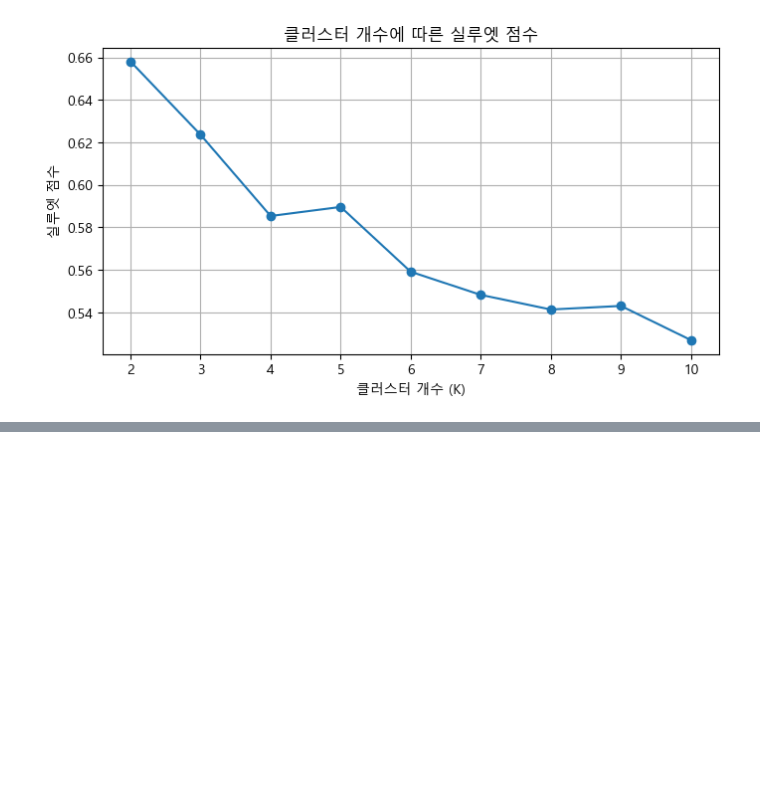
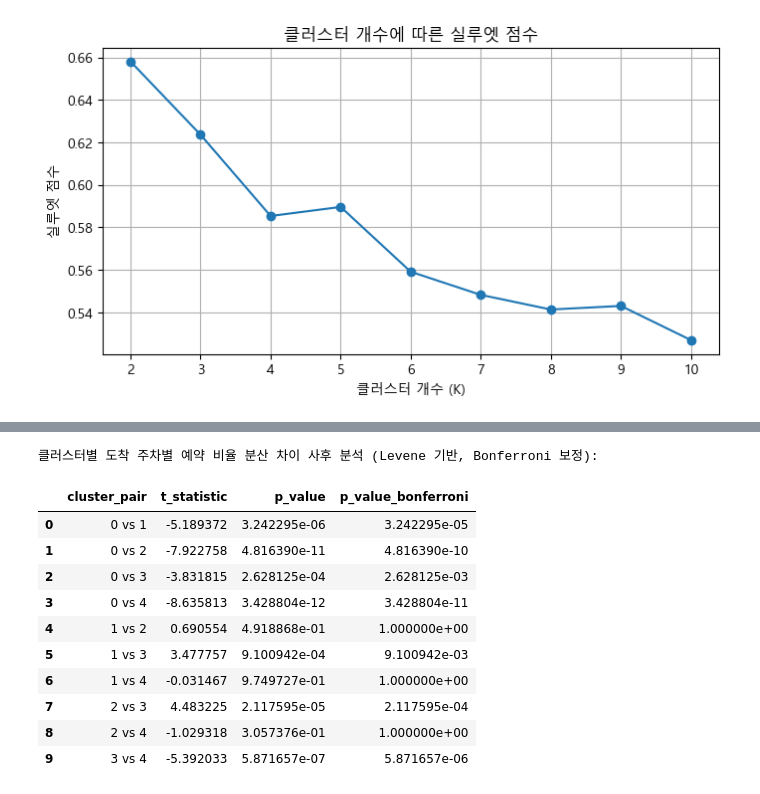
Before and after one commit to otto-Choi/Project-hotel_booking, a Jupyter notebook: notebooks/02_Clustering_customer_type.ipynb, the cells around one changed output, grey strips where cells are left out. Cells and saved outputs as stored; diff of their text form; code cells hidden in the pictures; blank space fills up the shorter version.

```diff
--- a/notebooks/02_Clustering_customer_type.ipynb
+++ b/notebooks/02_Clustering_customer_type.ipynb
@@ -246,0 +898,72 @@ plt.show()
+# %%
+from scipy import stats
+import pandas as pd
+import numpy as np
+from statsmodels.stats.multicomp import pairwise_tukeyhsd # Tukey HSD for means, not directly for variance
+
+# df_week_cluster_count DataFrame 사용 (이전 셀에서 생성됨)
+
+# 각 클러스터별 주차별 예약 비율 데이터 추출
+# Levene 검정의 사후 분석을 위해 그룹 중앙값으로부터의 절대 편차 계산
+df_week_cluster_count['abs_deviation_from_median'] = df_week_cluster_count.groupby('cluster_label')['percentage'].transform(lambda x: np.abs(x - x.median()))
+
+# Levene 검정 사후 분석 (Brown-Forsythe의 접근 방식)
+# 각 클러스터 쌍 간의 절대 편차에 대한 독립 표본 t-검정 수행
+clusters = sorted(df_week_cluster_count['cluster_label'].unique())
+pairwise_results = []
+
+for i in range(len(clusters)):
+    for j in range(i + 1, len(clusters)):
+        cluster1 = clusters[i]
+        cluster2 = clusters[j]
+
+        data1 = df_week_cluster_count[df_week_cluster_count['cluster_label'] == cluster1]['abs_deviation_from_median'].dropna()
+        data2 = df_week_cluster_count[df_week_cluster_count['cluster_label'] == cluster2]['abs_deviation_from_median'].dropna()
+
+        # 독립 표본 t-검정 수행
+        if len(data1) > 1 and len(data2) > 1: # Ensure enough data points for t-test
+            t_stat, p_value = stats.ttest_ind(data1, data2, equal_var=False) # Welch's t-test (doesn't assume equal variance)
+            pairwise_results.append({'cluster_pair': f'{cluster1} vs {cluster2}', 't_statistic': t_stat, 'p_value': p_value})
+        else:
+             pairwise_results.append({'cluster_pair': f'{cluster1} vs {cluster2}', 't_statistic': np.nan, 'p_value': np.nan})
+
+
+df_pairwise_results = pd.DataFrame(pairwise_results)
+
+# 다중 비교 조정 (Bonferroni 보정)
+df_pairwise_results['p_value_bonferroni'] = np.nan
+num_comparisons = len(df_pairwise_results)
+if num_comparisons > 0:
+    # Apply Bonferroni correction only to non-NaN p-values
+    valid_p_values = df_pairwise_results['p_value'].dropna()
+    if len(valid_p_values) > 0:
+        df_pairwise_results.loc[valid_p_values.index, 'p_value_bonferroni'] = np.minimum(1, valid_p_values * num_comparisons)
+
+
+print("\n클러스터별 도착 주차별 예약 비율 분산 차이 사후 분석 (Levene 기반, Bonferroni 보정):")
+display(df_pairwise_results)
+
+# 결과 해석
+alpha = 0.05
+print("\n사후 분석 결과 해석 (alpha=0.05):")
+for index, row in df_pairwise_results.iterrows():
+    if pd.notna(row['p_value_bonferroni']):
+        if row['p_value_bonferroni'] < alpha:
+            print(f" - {row['cluster_pair']}: 분산에 통계적으로 유의미한 차이가 있습니다 (조정된 p={row['p_value_bonferroni']:.4f}).")
+        else:
+            print(f" - {row['cluster_pair']}: 분산에 통계적으로 유의미한 차이가 없습니다 (조정된 p={row['p_value_bonferroni']:.4f}).")
+    else:
+        print(f" - {row['cluster_pair']}: 분석을 위한 데이터 부족")
+# %% [output]
+클러스터별 도착 주차별 예약 비율 분산 차이 사후 분석 (Levene 기반, Bonferroni 보정):
+|  | cluster_pair | t_statistic | p_value | p_value_bonferroni |
+| 0 | 0 vs 1 | -5.189372 | 3.242295e-06 | 3.242295e-05 |
+| 1 | 0 vs 2 | -7.922758 | 4.816390e-11 | 4.816390e-10 |
+| 2 | 0 vs 3 | -3.831815 | 2.628125e-04 | 2.628125e-03 |
+| 3 | 0 vs 4 | -8.635813 | 3.428804e-12 | 3.428804e-11 |
+| 4 | 1 vs 2 | 0.690554 | 4.918868e-01 | 1.000000e+00 |
+| 5 | 1 vs 3 | 3.477757 | 9.100942e-04 | 9.100942e-03 |
+| 6 | 1 vs 4 | -0.031467 | 9.749727e-01 | 1.000000e+00 |
+| 7 | 2 vs 3 | 4.483225 | 2.117595e-05 | 2.117595e-04 |
+| 8 | 2 vs 4 | -1.029318 | 3.057376e-01 | 1.000000e+00 |
+| 9 | 3 vs 4 | -5.392033 | 5.871657e-07 | 5.871657e-06 |
```
Also changed, not shown: parts of 19 cells of this notebook.
